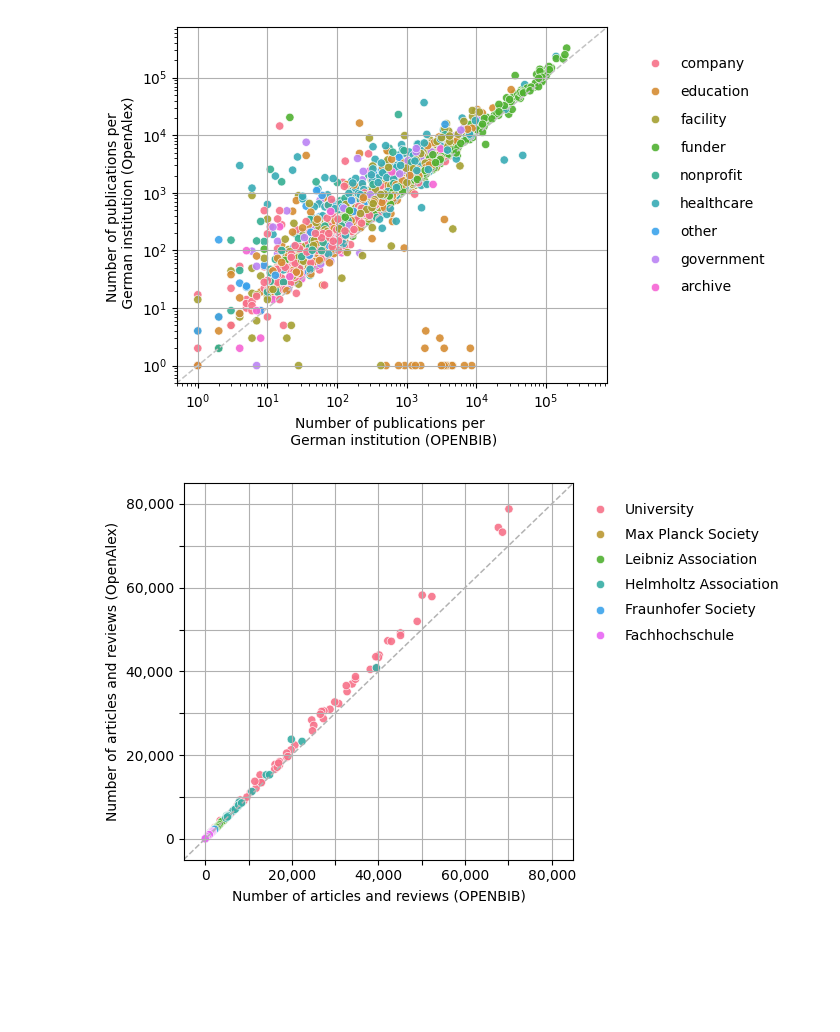
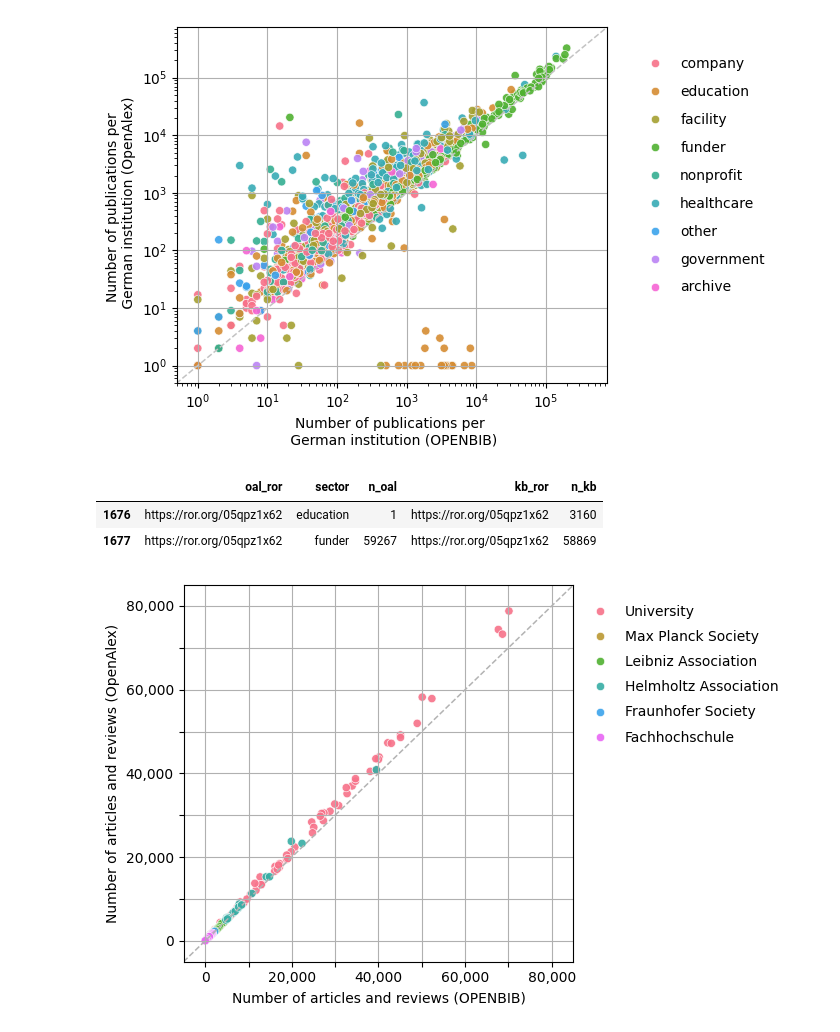
Before and after one commit to kbopenbib/kbopenbib_data, a Jupyter notebook: examples/bigquery_notebook.ipynb, the cells around one changed output. Saved outputs shown, nothing was run; the diff lists cells and outputs as text; code cells hidden in the pictures; blank space fills up the shorter version.

```diff
--- a/examples/bigquery_notebook.ipynb
+++ b/examples/bigquery_notebook.ipynb
@@ -86,13 +100,13 @@ fig.savefig('kb_institution_disambiguation.png', format='png', bbox_inches='tigh
 openbib_inst_all = client.query(f"""
                                 SELECT COUNT(DISTINCT(oal.doi)) AS n, oal_ror, kb_ror
                                 FROM (
-                                    SELECT DISTINCT inst.doi, LOWER(kb_inst.ror) AS kb_ror
+                                    SELECT inst.doi, LOWER(kb_inst.ror) AS kb_ror
                                     FROM `subugoe-collaborative.openbib.kb_a_addr_inst` AS inst
                                     JOIN `subugoe-collaborative.openbib.kb_inst` AS kb_inst
                                       ON inst.kb_inst_id = kb_inst.kb_inst_id
                                 ) AS kb
                                 JOIN (
-                                  SELECT DISTINCT o.doi, LOWER(inst.ror) AS oal_ror
+                                  SELECT o.doi, LOWER(inst.ror) AS oal_ror
                                   FROM `subugoe-collaborative.openalex.works` AS o, UNNEST(authorships) AS aut, UNNEST(aut.institutions) AS inst
                                   WHERE inst.country_code = 'DE' AND publication_year BETWEEN 2014 AND 2024
                                 ) AS oal
@@ -140,16 +154,19 @@ plt.show()
 [figure]
 # %%
 openbib_inst_oal_type = client.query(f"""
-                                     SELECT COUNT(DISTINCT(oal.doi)) AS n, LOWER(oal.ror) AS oal_ror, LOWER(kb_inst.ror) AS kb_ror, sector
-                                     FROM `subugoe-collaborative.openbib.kb_a_addr_inst` AS inst
+                                     SELECT COUNT(DISTINCT(oal.doi)) AS n, oal_ror, kb_ror, sector
+                                     FROM (
+                                         SELECT inst.doi, LOWER(kb_inst.ror) AS kb_ror
+                                         FROM `subugoe-collaborative.openbib.kb_a_addr_inst` AS inst
+                                         JOIN `subugoe-collaborative.openbib.kb_inst` AS kb_inst
+                                           ON inst.kb_inst_id = kb_inst.kb_inst_id
+                                     ) AS kb
                                      JOIN (
-                                       SELECT DISTINCT o.doi, inst.ror, inst.type AS sector
+                                       SELECT o.doi, LOWER(inst.ror) AS oal_ror, inst.type AS sector
                                        FROM `subugoe-collaborative.openalex.works` AS o, UNNEST(authorships) AS aut, UNNEST(aut.institutions) AS inst
                                        WHERE inst.country_code = 'DE' AND publication_year BETWEEN 2014 AND 2024
                                      ) AS oal
-                                       ON LOWER(inst.doi) = LOWER(oal.doi)
-                                     JOIN `subugoe-collaborative.openbib.kb_inst` AS kb_inst
-                                       ON inst.kb_inst_id = kb_inst.kb_inst_id
+                                       ON LOWER(kb.doi) = LOWER(oal.doi)
                                      GROUP BY oal_ror, kb_ror, sector
                                      """).to_dataframe()
 # %%
@@ -197,6 +214,12 @@ plt.show()
 #fig.savefig('kb_institution_disambiguation_oal.png', format='png', bbox_inches='tight', dpi=500)
 # %% [output]
 [figure]
+# %%
+openbib_inst_oal_type_plot[(openbib_inst_oal_type_plot.oal_ror == 'https://ror.org/05qpz1x62')]
+# %% [output]
+|  | oal_ror | sector | n_oal | kb_ror | n_kb |
+| 1676 | https://ror.org/05qpz1x62 | education | 1 | https://ror.org/05qpz1x62 | 3160 |
+| 1677 | https://ror.org/05qpz1x62 | funder | 59267 | https://ror.org/05qpz1x62 | 58869 |
 # %%
 doc_sectors_df = client.query(f"""
                               SELECT COUNT(DISTINCT(dt.doi)) AS n, kb_inst_id AS institution, sector, is_research
```
Also changed, not shown: parts of 2 cells of this notebook.
